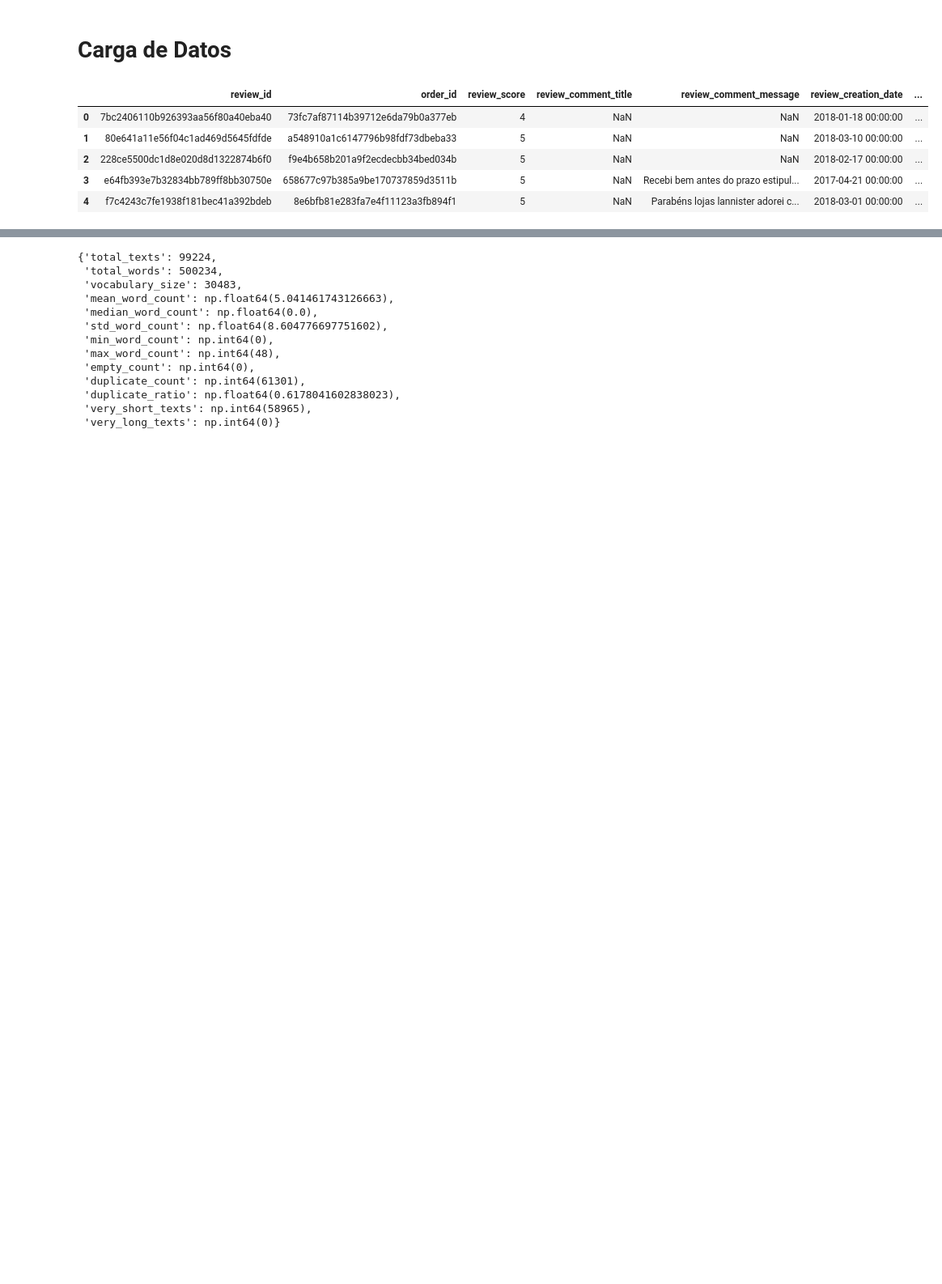
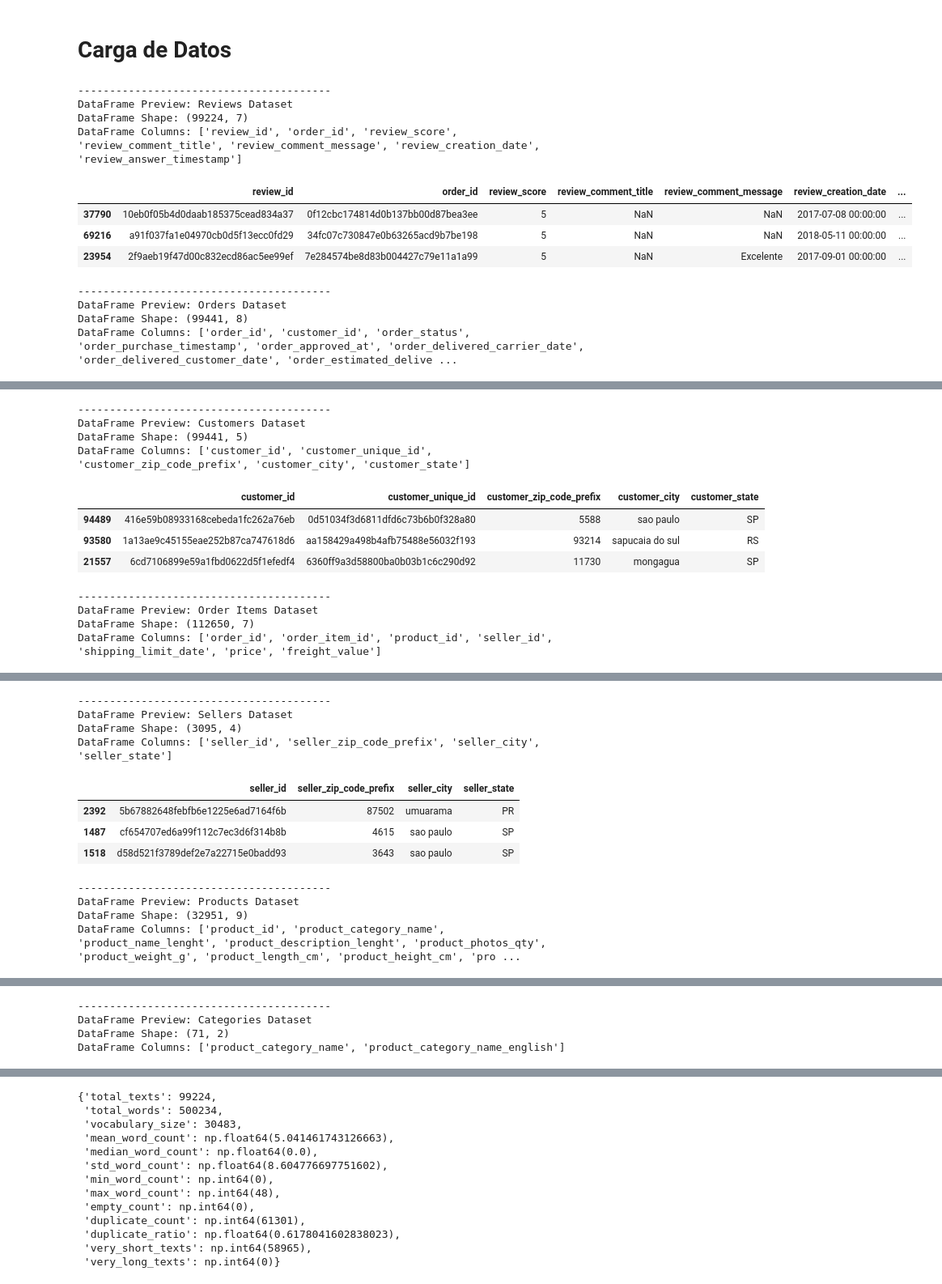
Before and after one commit to joaortizro/Microproyecto-MLOPS, a Jupyter notebook: notebooks/main.ipynb, the cells around one changed output, grey strips where cells are left out. Shown at 81% size. Drawn from its saved outputs; the diff is of its cells as text; code cells hidden in the pictures; blank space fills up the shorter version.

```diff
--- a/notebooks/main.ipynb
+++ b/notebooks/main.ipynb
@@ -6,6 +7,7 @@ import nltk
 from nltk.corpus import stopwords
 import re
 # %%
+# Function to plot a bar chart from a dictionary
 def bar_chart(data_dict, title='', xlabel='', ylabel=''):
     plt.figure(figsize=(8, 6))
     plt.bar(data_dict.keys(), data_dict.values(), color='steelblue')
@@ -14,17 +16,42 @@ def bar_chart(data_dict, title='', xlabel='', ylabel=''):
     plt.ylabel(ylabel)
     plt.xticks(list(data_dict.keys()))
     plt.show()
+
+def preview_df(df, name="", num_rows=3):
+    print( "-" * 40 )
+    print( f"DataFrame Preview: {name}" )
+    print( f"DataFrame Shape: {df.shape}" )
+    print( f"DataFrame Columns: {df.columns.tolist()}" )
+    display(df.sample(num_rows))
 # %% [markdown]
 # Carga de Datos
 # %%
 
 data_reviews = pd.read_csv('../data/olist_order_reviews_dataset.csv')
+data_orders = pd.read_csv('../data/olist_orders_dataset.csv')
+data_customers = pd.read_csv('../data/olist_customers_dataset.csv')
+data_order_items = pd.read_csv('../data/olist_order_items_dataset.csv')
+data_sellers = pd.read_csv('../data/olist_sellers_dataset.csv')
+data_products = pd.read_csv('../data/olist_products_dataset.csv')
+data_categories = pd.read_csv('../data/product_category_name_translation.csv')
 
-data_reviews.head()
+preview_df(data_reviews, name="Reviews Dataset")
+preview_df(data_orders, name="Orders Dataset")
+preview_df(data_customers, name="Customers Dataset")
+preview_df(data_order_items, name="Order Items Dataset")
+preview_df(data_sellers, name="Sellers Dataset")
+preview_df(data_products, name="Products Dataset")
+preview_df(data_categories, name="Categories Dataset")
 # %% [output]
+----------------------------------------
+DataFrame Preview: Reviews Dataset
+DataFrame Shape: (99224, 7)
+DataFrame Columns: ['review_id', 'order_id', 'review_score', 'review_comment_title', 'review_comment_message', 'review_creation_date', 'review_answer_timestamp']
 |  | review_id | order_id | review_score | review_comment_title | review_comment_message | review_creation_date | ... |
-| 0 | 7bc2406110b926393aa56f80a40eba40 | 73fc7af87114b39712e6da79b0a377eb | 4 | NaN | NaN | 2018-01-18 00:00:00 | ... |
-| 1 | 80e641a11e56f04c1ad469d5645fdfde | a548910a1c6147796b98fdf73dbeba33 | 5 | NaN | NaN | 2018-03-10 00:00:00 | ... |
-| 2 | 228ce5500dc1d8e020d8d1322874b6f0 | f9e4b658b201a9f2ecdecbb34bed034b | 5 | NaN | NaN | 2018-02-17 00:00:00 | ... |
-| 3 | e64fb393e7b32834bb789ff8bb30750e | 658677c97b385a9be170737859d3511b | 5 | NaN | Recebi bem antes do prazo estipul... | 2017-04-21 00:00:00 | ... |
-| 4 | f7c4243c7fe1938f181bec41a392bdeb | 8e6bfb81e283fa7e4f11123a3fb894f1 | 5 | NaN | Parabéns lojas lannister adorei c... | 2018-03-01 00:00:00 | ... |
+| 37790 | 10eb0f05b4d0daab185375cead834a37 | 0f12cbc174814d0b137bb00d87bea3ee | 5 | NaN | NaN | 2017-07-08 00:00:00 | ... |
+| 69216 | a91f037fa1e04970cb0d5f13ecc0fd29 | 34fc07c730847e0b63265acd9b7be198 | 5 | NaN | NaN | 2018-05-11 00:00:00 | ... |
+| 23954 | 2f9aeb19f47d00c832ecd86ac5ee99ef | 7e284574be8d83b004427c79e11a1a99 | 5 | NaN | Excelente | 2017-09-01 00:00:00 | ... |
+----------------------------------------
+DataFrame Preview: Orders Dataset
+DataFrame Shape: (99441, 8)
+DataFrame Columns: ['order_id', 'customer_id', 'order_status', 'order_purchase_timestamp', 'order_approved_at', 'order_delivered_carrier_date', 'order_delivered_customer_date', 'order_estimated_delive ...
@@ -30,0 +62,12 @@ data_reviews.head()
+----------------------------------------
+DataFrame Preview: Customers Dataset
+DataFrame Shape: (99441, 5)
+DataFrame Columns: ['customer_id', 'customer_unique_id', 'customer_zip_code_prefix', 'customer_city', 'customer_state']
+|  | customer_id | customer_unique_id | customer_zip_code_prefix | customer_city | customer_state |
+| 94489 | 416e59b08933168cebeda1fc262a76eb | 0d51034f3d6811dfd6c73b6b0f328a80 | 5588 | sao paulo | SP |
+| 93580 | 1a13ae9c45155eae252b87ca747618d6 | aa158429a498b4afb75488e56032f193 | 93214 | sapucaia do sul | RS |
+| 21557 | 6cd7106899e59a1fbd0622d5f1efedf4 | 6360ff9a3d58800ba0b03b1c6c290d92 | 11730 | mongagua | SP |
+----------------------------------------
+DataFrame Preview: Order Items Dataset
+DataFrame Shape: (112650, 7)
+DataFrame Columns: ['order_id', 'order_item_id', 'product_id', 'seller_id', 'shipping_limit_date', 'price', 'freight_value']
@@ -30,0 +78,12 @@ data_reviews.head()
+----------------------------------------
+DataFrame Preview: Sellers Dataset
+DataFrame Shape: (3095, 4)
+DataFrame Columns: ['seller_id', 'seller_zip_code_prefix', 'seller_city', 'seller_state']
+|  | seller_id | seller_zip_code_prefix | seller_city | seller_state |
+| 2392 | 5b67882648febfb6e1225e6ad7164f6b | 87502 | umuarama | PR |
+| 1487 | cf654707ed6a99f112c7ec3d6f314b8b | 4615 | sao paulo | SP |
+| 1518 | d58d521f3789def2e7a22715e0badd93 | 3643 | sao paulo | SP |
+----------------------------------------
+DataFrame Preview: Products Dataset
+DataFrame Shape: (32951, 9)
+DataFrame Columns: ['product_id', 'product_category_name', 'product_name_lenght', 'product_description_lenght', 'product_photos_qty', 'product_weight_g', 'product_length_cm', 'product_height_cm', 'pro ...
@@ -30,0 +94,4 @@ data_reviews.head()
+----------------------------------------
+DataFrame Preview: Categories Dataset
+DataFrame Shape: (71, 2)
+DataFrame Columns: ['product_category_name', 'product_category_name_english']
```
Also changed, not shown: parts of 9 cells of this notebook.
